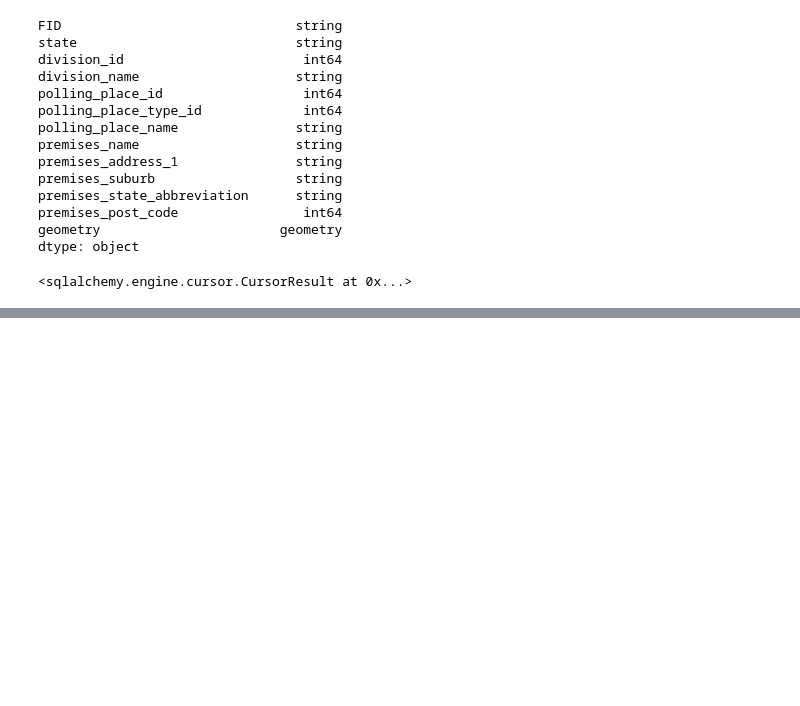
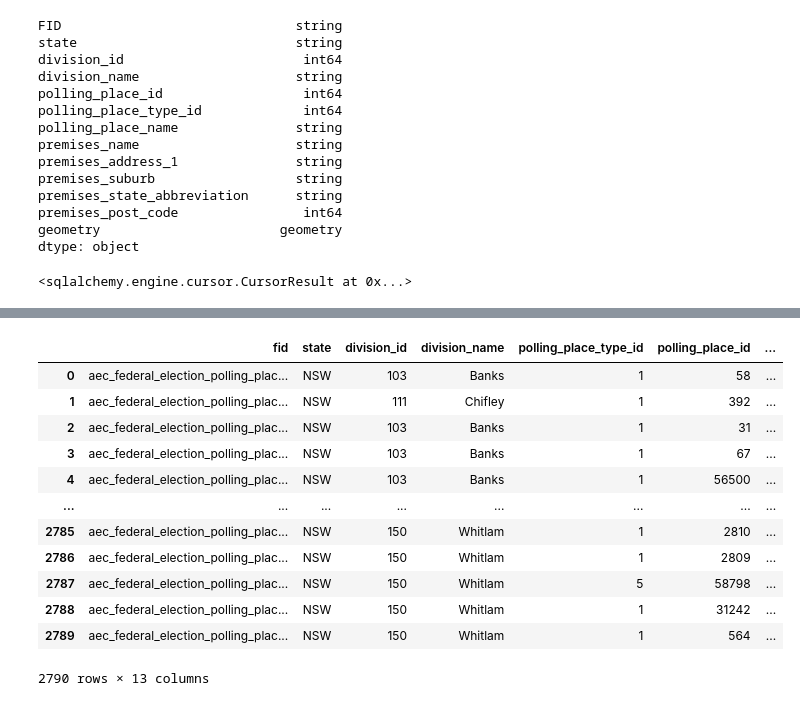
Before and after one commit to joshuahallam127/DATA2901_Assign, a Jupyter notebook: main.ipynb, the cells around one changed output, grey strips where cells are left out. Cells and saved outputs as stored; diff of their text form; code cells hidden in the pictures; blank space fills up the shorter version.

Commit message:
creating tables in sql

```diff
--- a/main.ipynb
+++ b/main.ipynb
@@ -825,0 +824,16 @@ LINE 1: INSERT INTO polling_places ("FID", state, division_id, divis...
+# %%
+query(conn, "select * from polling_places")
+# %% [output]
+|  | fid | state | division_id | division_name | polling_place_type_id | polling_place_id | ... |
+| 0 | aec_federal_election_polling_plac... | NSW | 103 | Banks | 1 | 58 | ... |
+| 1 | aec_federal_election_polling_plac... | NSW | 111 | Chifley | 1 | 392 | ... |
+| 2 | aec_federal_election_polling_plac... | NSW | 103 | Banks | 1 | 31 | ... |
+| 3 | aec_federal_election_polling_plac... | NSW | 103 | Banks | 1 | 67 | ... |
+| 4 | aec_federal_election_polling_plac... | NSW | 103 | Banks | 1 | 56500 | ... |
+| ... | ... | ... | ... | ... | ... | ... | ... |
+| 2785 | aec_federal_election_polling_plac... | NSW | 150 | Whitlam | 1 | 2810 | ... |
+| 2786 | aec_federal_election_polling_plac... | NSW | 150 | Whitlam | 1 | 2809 | ... |
+| 2787 | aec_federal_election_polling_plac... | NSW | 150 | Whitlam | 5 | 58798 | ... |
+| 2788 | aec_federal_election_polling_plac... | NSW | 150 | Whitlam | 1 | 31242 | ... |
+| 2789 | aec_federal_election_polling_plac... | NSW | 150 | Whitlam | 1 | 564 | ... |
+2790 rows × 13 columns
```
Also changed, not shown: parts of 2 cells of this notebook.
